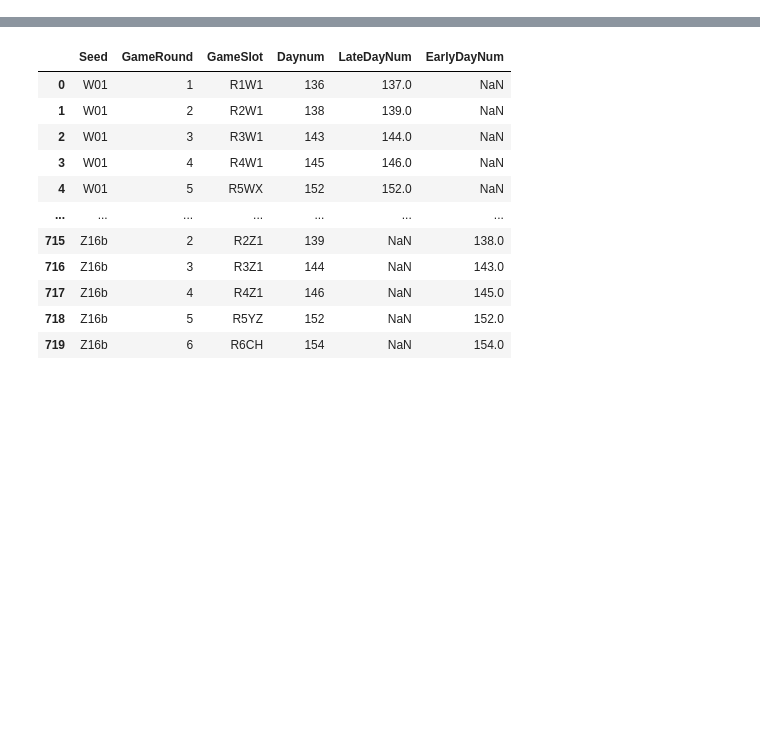
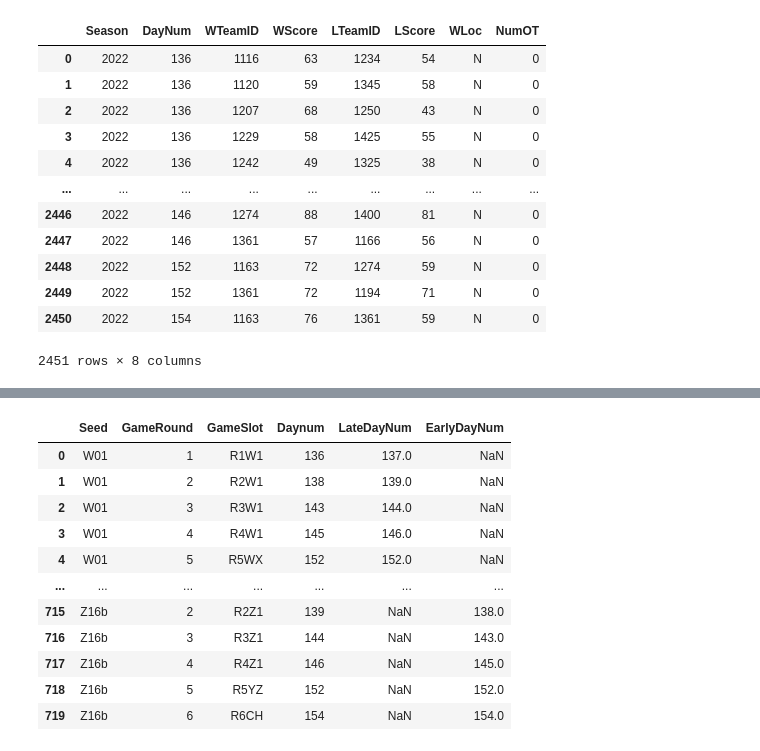
Before and after one commit to sebastiancoombs/Tournament-gym, a Jupyter notebook: Process_data/build mens json.ipynb, the cells around one changed output, grey strips where cells are left out. Saved outputs shown, nothing was run; the diff lists cells and outputs as text; code cells hidden in the pictures; blank space fills up the shorter version.

Commit message:
ADDING DATA

```diff
--- a/Process_data/build mens json.ipynb
+++ b/Process_data/build mens json.ipynb
@@ -5,10 +5,26 @@ import json
 from pkg_resources import resource_filename
 import numpy as np
 # %%
-tounament=pd.read_csv('/Users/sebas/IDrive-Sync/MetaLocalLLC/RL-Bots/Tournament-gym/Data/MNCAATourneyCompactResults.csv')
+tournament=pd.read_csv('/Users/sebas/IDrive-Sync/MetaLocalLLC/RL-Bots/Tournament-gym/Data/MNCAATourneyCompactResults.csv')
 seed=pd.read_csv('/Users/sebas/IDrive-Sync/MetaLocalLLC/RL-Bots/Tournament-gym/Data/MNCAATourneySeeds.csv')
 rounds=pd.read_csv('/Users/sebas/IDrive-Sync/MetaLocalLLC/RL-Bots/Tournament-gym/Data/MNCAATourneySeedRoundSlots.csv')
 slots=pd.read_csv('/Users/sebas/IDrive-Sync/MetaLocalLLC/RL-Bots/Tournament-gym/Data/MNCAATourneySlots.csv')
 teams=pd.read_csv('/Users/sebas/IDrive-Sync/MetaLocalLLC/RL-Bots/Tournament-gym/Data/MTeams.csv')
 regions=pd.read_csv('/Users/sebas/IDrive-Sync/MetaLocalLLC/RL-Bots/Tournament-gym/Data/MSeasons.csv')
 teams=teams[['TeamID','TeamName']]
+# %%
+tournament[tournament['Season']==2022]
+# %% [output]
+|  | Season | DayNum | WTeamID | WScore | LTeamID | LScore | WLoc | NumOT |
+| 0 | 2022 | 136 | 1116 | 63 | 1234 | 54 | N | 0 |
+| 1 | 2022 | 136 | 1120 | 59 | 1345 | 58 | N | 0 |
+| 2 | 2022 | 136 | 1207 | 68 | 1250 | 43 | N | 0 |
+| 3 | 2022 | 136 | 1229 | 58 | 1425 | 55 | N | 0 |
+| 4 | 2022 | 136 | 1242 | 49 | 1325 | 38 | N | 0 |
+| ... | ... | ... | ... | ... | ... | ... | ... | ... |
+| 2446 | 2022 | 146 | 1274 | 88 | 1400 | 81 | N | 0 |
+| 2447 | 2022 | 146 | 1361 | 57 | 1166 | 56 | N | 0 |
+| 2448 | 2022 | 152 | 1163 | 72 | 1274 | 59 | N | 0 |
+| 2449 | 2022 | 152 | 1361 | 72 | 1194 | 71 | N | 0 |
+| 2450 | 2022 | 154 | 1163 | 76 | 1361 | 59 | N | 0 |
+2451 rows × 8 columns
```
Also changed, not shown: parts of 2 cells of this notebook, 11 other files.
